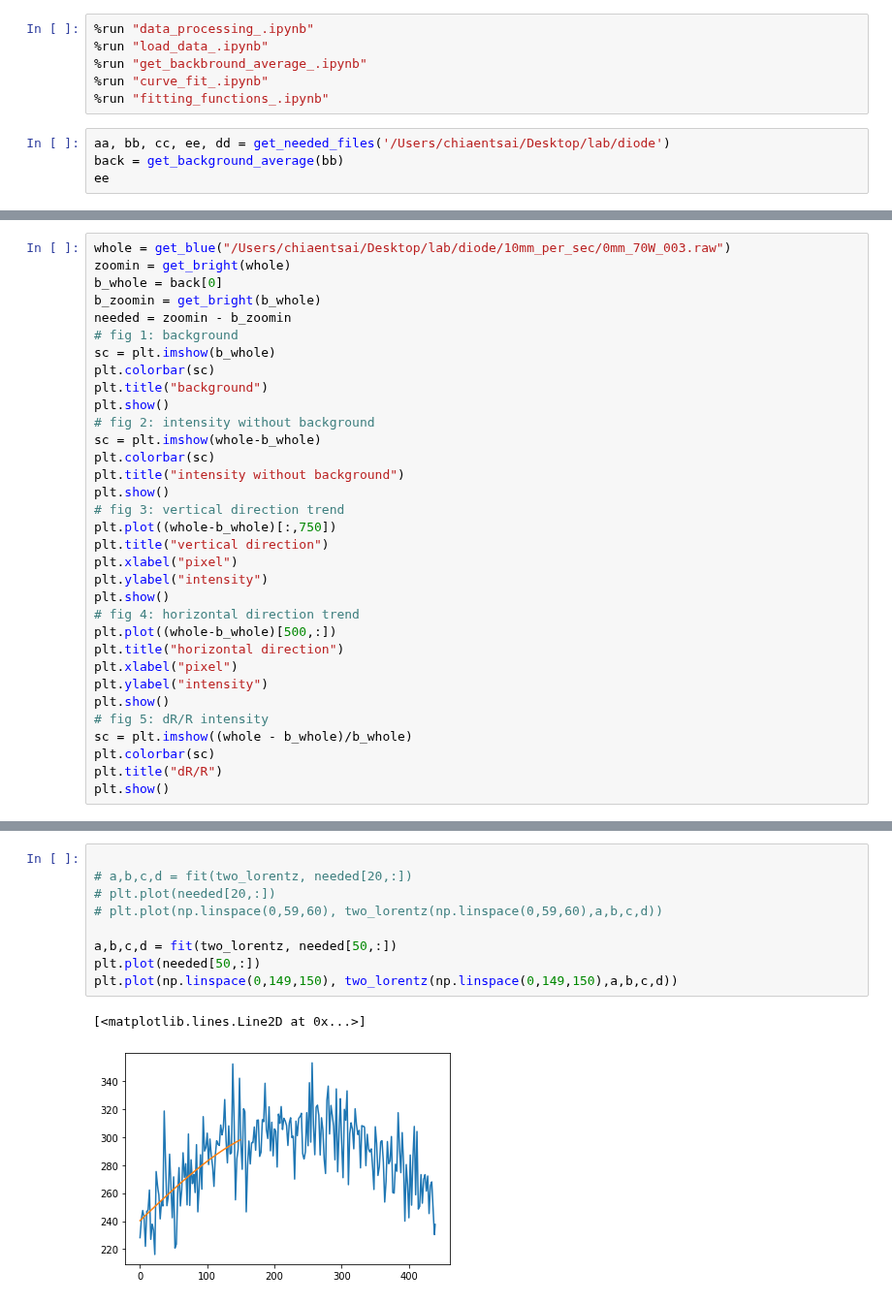
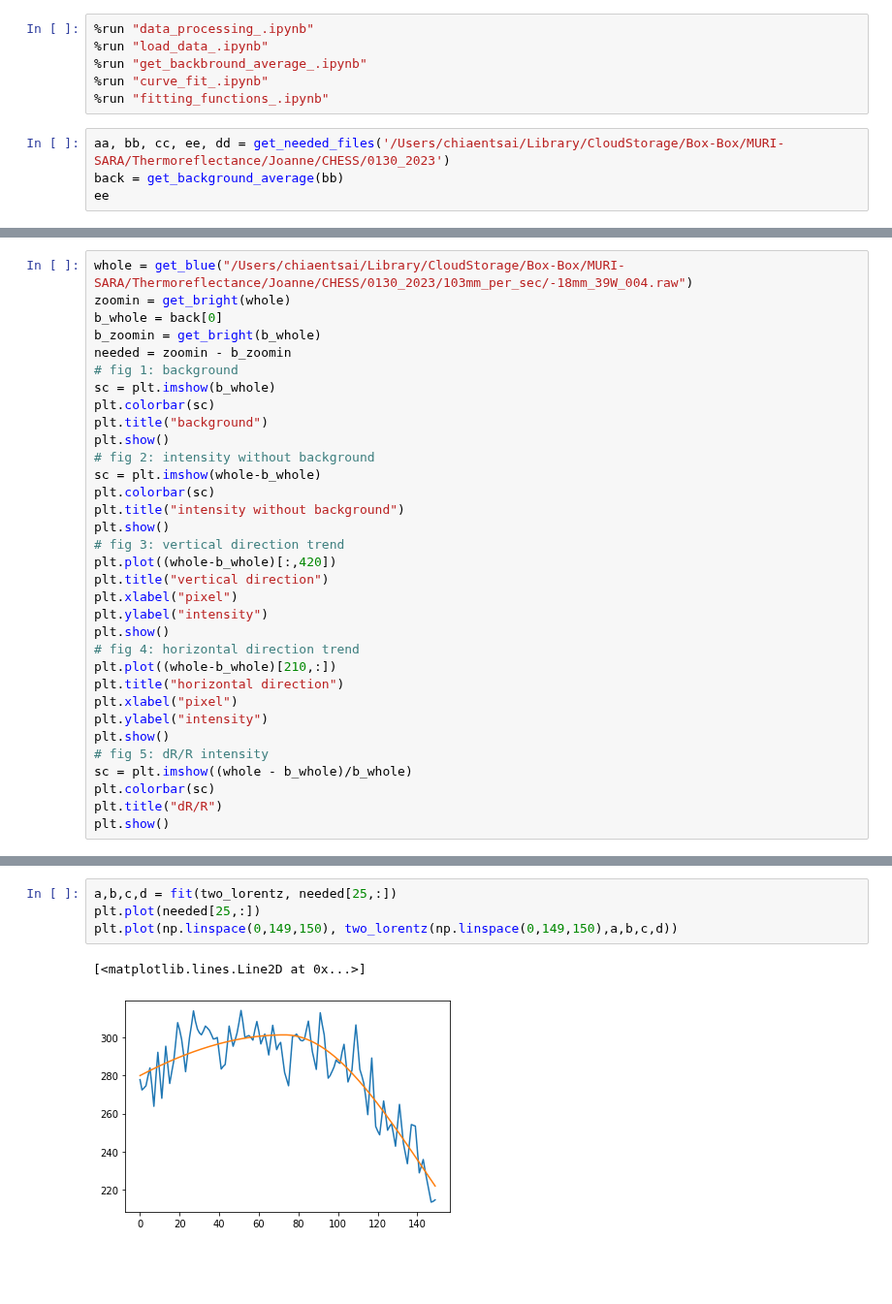
Before and after one commit to JoanneCETsai/Temperature_Calibration, a Jupyter notebook: code/check_fitting_range-checkpoint.ipynb, the cells around one changed output, grey strips where cells are left out. Shown at 97% size. Saved outputs shown, nothing was run; the diff lists cells and outputs as text; blank space fills up the shorter version.

```diff
--- a/code/check_fitting_range-checkpoint.ipynb
+++ b/code/check_fitting_range-checkpoint.ipynb
@@ -5,7 +5,7 @@
 %run "curve_fit_.ipynb"
 %run "fitting_functions_.ipynb"
 # %%
-aa, bb, cc, ee, dd = get_needed_files('/Users/chiaentsai/Desktop/lab/diode')
+aa, bb, cc, ee, dd = get_needed_files('/Users/chiaentsai/Library/CloudStorage/Box-Box/MURI-SARA/Thermoreflectance/Joanne/CHESS/0130_2023')
 back = get_background_average(bb)
 ee
 # %% [output]
@@ -14,5 +24,5 @@ ee
 # %%
-whole = get_blue("/Users/chiaentsai/Desktop/lab/diode/10mm_per_sec/0mm_70W_003.raw")
+whole = get_blue("/Users/chiaentsai/Library/CloudStorage/Box-Box/MURI-SARA/Thermoreflectance/Joanne/CHESS/0130_2023/103mm_per_sec/-18mm_39W_004.raw")
 zoomin = get_bright(whole)
 b_whole = back[0]
 b_zoomin = get_bright(b_whole)
@@ -28,13 +38,13 @@ plt.colorbar(sc)
 plt.title("intensity without background")
 plt.show()
 # fig 3: vertical direction trend
-plt.plot((whole-b_whole)[:,750])
+plt.plot((whole-b_whole)[:,420])
 plt.title("vertical direction")
 plt.xlabel("pixel")
 plt.ylabel("intensity")
 plt.show()
 # fig 4: horizontal direction trend
-plt.plot((whole-b_whole)[500,:])
+plt.plot((whole-b_whole)[210,:])
 plt.title("horizontal direction")
 plt.xlabel("pixel")
 plt.ylabel("intensity")
@@ -58,12 +68,7 @@ plt.imshow(needed)
 # %%
-
-# a,b,c,d = fit(two_lorentz, needed[20,:])
-# plt.plot(needed[20,:])
-# plt.plot(np.linspace(0,59,60), two_lorentz(np.linspace(0,59,60),a,b,c,d))
-
-a,b,c,d = fit(two_lorentz, needed[50,:])
-plt.plot(needed[50,:])
+a,b,c,d = fit(two_lorentz, needed[25,:])
+plt.plot(needed[25,:])
 plt.plot(np.linspace(0,149,150), two_lorentz(np.linspace(0,149,150),a,b,c,d))
 # %% [output]
 [<matplotlib.lines.Line2D at 0x...>]
-[figure, old version]
+[figure, new version]
```
Also changed, not shown: parts of 3 cells of this notebook, 4 other files.
